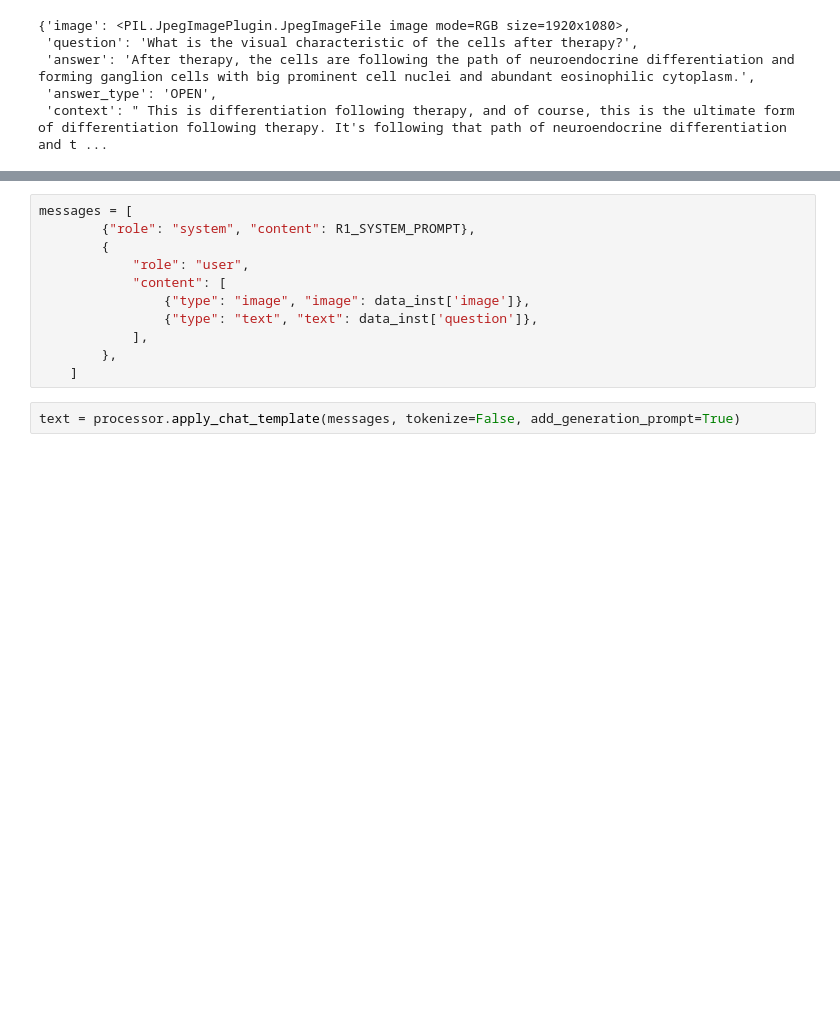
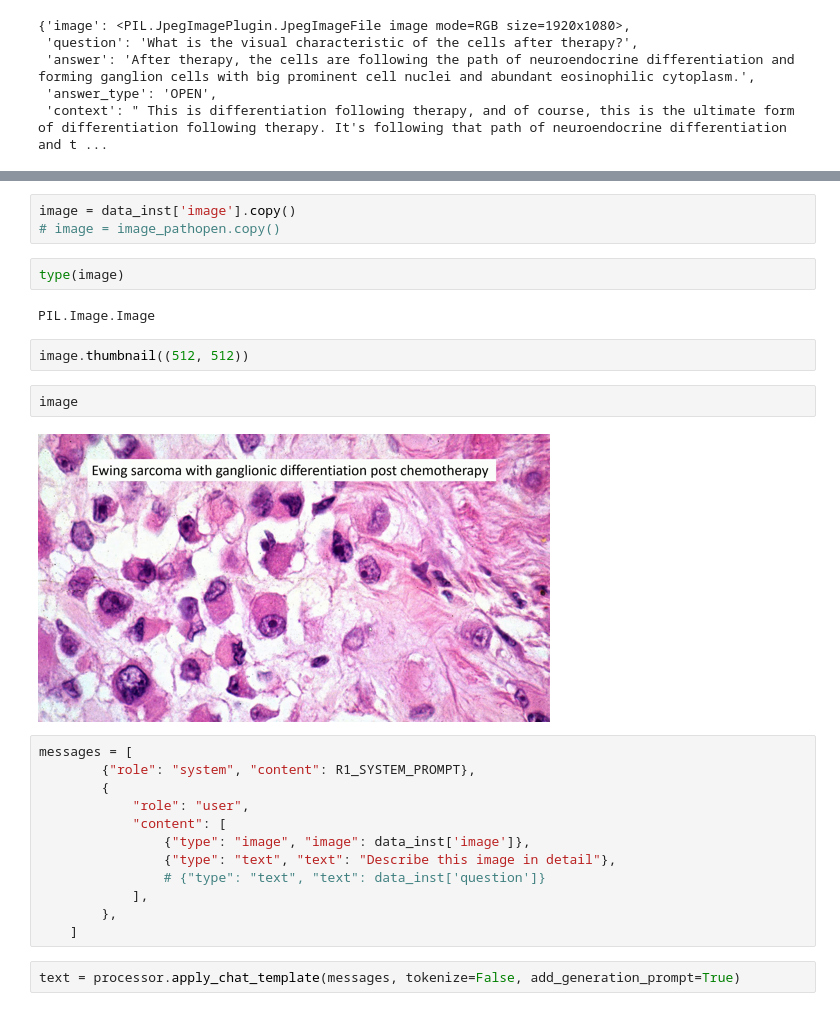
Before and after one commit to embedded-robotics/path-open-data, a Jupyter notebook: intern_vl_testing.ipynb, the cells around one changed output, grey strips where cells are left out. Cells and saved outputs as stored; diff of their text form; blank space fills up the shorter version.

```diff
--- a/intern_vl_testing.ipynb
+++ b/intern_vl_testing.ipynb
@@ -63,3 +83,16 @@ Ensure that the thinking process is thorough but remains focused on the query. T
+# %%
+image = data_inst['image'].copy()
+# image = image_pathopen.copy()
+# %%
+type(image)
+# %% [output]
+PIL.Image.Image
+# %%
+image.thumbnail((512, 512))
+# %%
+image
+# %% [output]
+[figure, added]
 # %%
 messages = [
         {"role": "system", "content": R1_SYSTEM_PROMPT},
@@ -67,7 +100,8 @@ messages = [
             "role": "user",
             "content": [
                 {"type": "image", "image": data_inst['image']},
-                {"type": "text", "text": data_inst['question']},
+                {"type": "text", "text": "Describe this image in detail"},
+                # {"type": "text", "text": data_inst['question']}
             ],
         },
     ]
```
Also changed, not shown: parts of 8 cells of this notebook, 8 other files.
